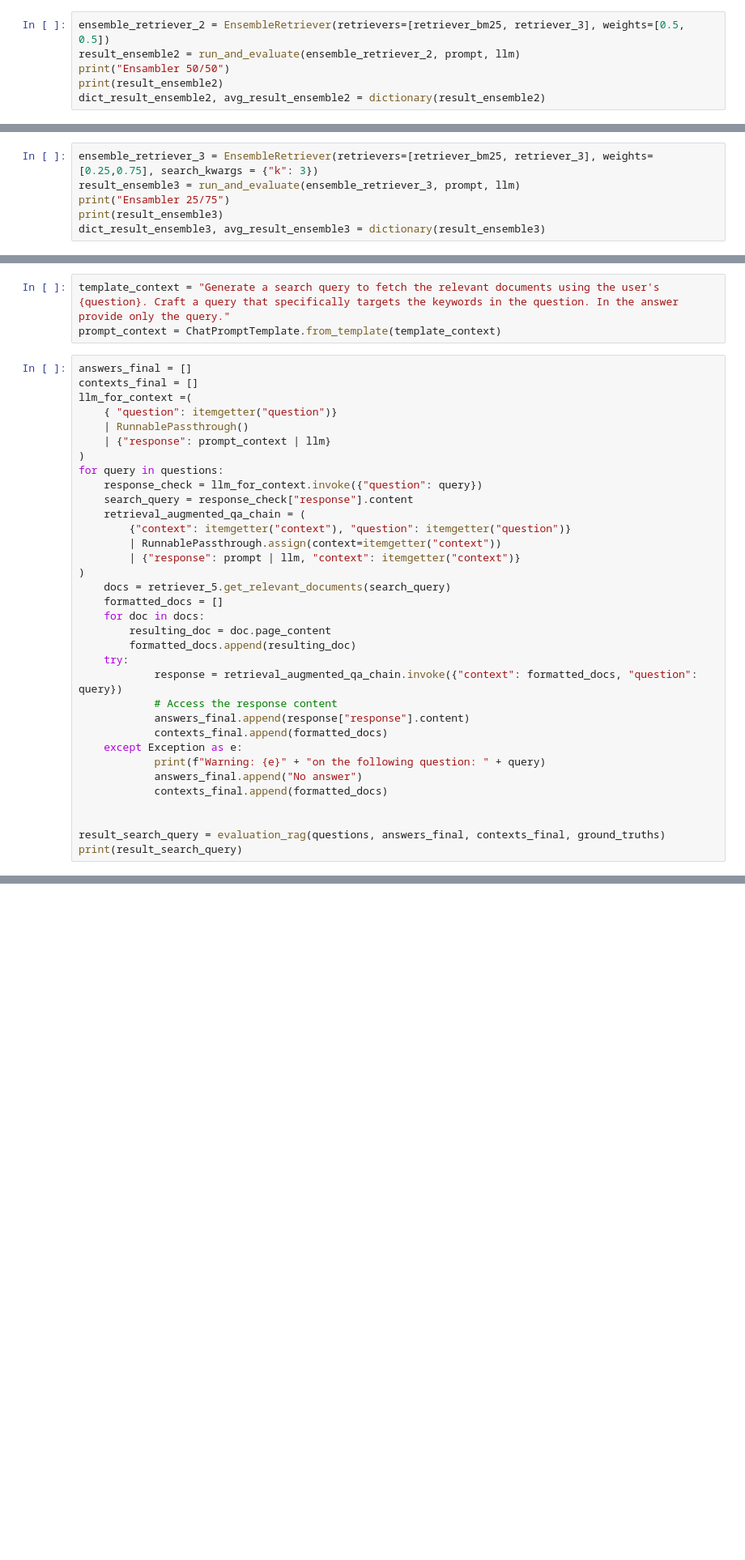
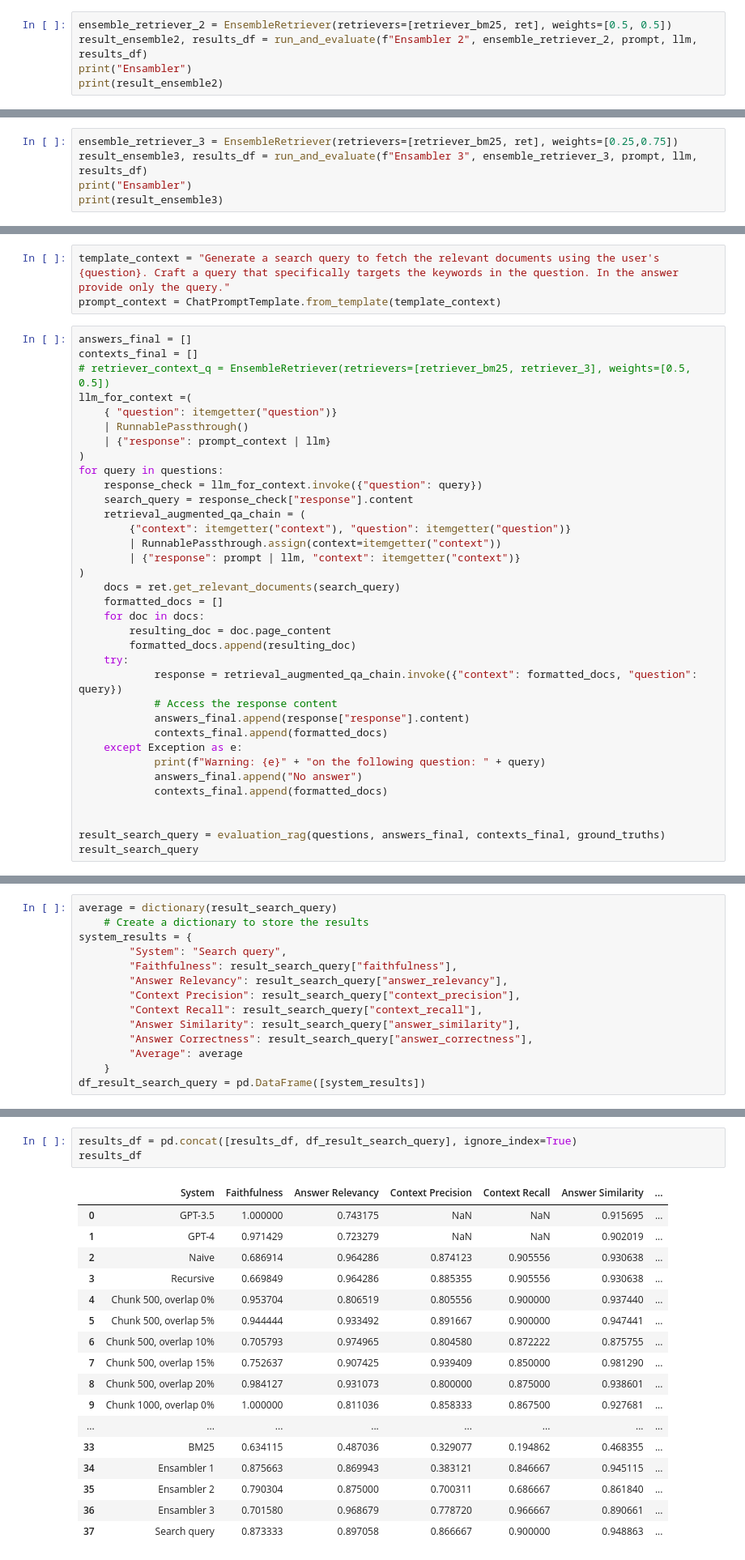
Before and after one commit to misslapina123/thesis-rag, a Jupyter notebook: summarization/papers_summary.ipynb, the cells around one changed output, grey strips where cells are left out. Shown at 81% size. Cells and saved outputs as stored; diff of their text form; blank space fills up the shorter version.

```diff
--- a/summarization/papers_summary.ipynb
+++ b/summarization/papers_summary.ipynb
@@ -698,7 +856,6 @@ The average score is: 0.8134205752119632
 # %%
-ensemble_retriever_2 = EnsembleRetriever(retrievers=[retriever_bm25, retriever_3], weights=[0.5, 0.5])
-result_ensemble2 = run_and_evaluate(ensemble_retriever_2, prompt, llm)
-print("Ensambler 50/50")
+ensemble_retriever_2 = EnsembleRetriever(retrievers=[retriever_bm25, ret], weights=[0.5, 0.5])
+result_ensemble2, results_df = run_and_evaluate(f"Ensambler 2", ensemble_retriever_2, prompt, llm, results_df)
+print("Ensambler")
 print(result_ensemble2)
-dict_result_ensemble2, avg_result_ensemble2 = dictionary(result_ensemble2)
 # %% [output]
@@ -721,7 +871,6 @@ The average score is: 0.8307459953221535
 # %%
-ensemble_retriever_3 = EnsembleRetriever(retrievers=[retriever_bm25, retriever_3], weights=[0.25,0.75], search_kwargs = {"k": 3})
-result_ensemble3 = run_and_evaluate(ensemble_retriever_3, prompt, llm)
-print("Ensambler 25/75")
+ensemble_retriever_3 = EnsembleRetriever(retrievers=[retriever_bm25, ret], weights=[0.25,0.75])
+result_ensemble3, results_df = run_and_evaluate(f"Ensambler 3", ensemble_retriever_3, prompt, llm, results_df)
+print("Ensambler")
 print(result_ensemble3)
-dict_result_ensemble3, avg_result_ensemble3 = dictionary(result_ensemble3)
 # %% [output]
@@ -802,6 +912,7 @@ prompt_context = ChatPromptTemplate.from_template(template_context)
 # %%
 answers_final = []
 contexts_final = []
+# retriever_context_q = EnsembleRetriever(retrievers=[retriever_bm25, retriever_3], weights=[0.5, 0.5])
 llm_for_context =(
     { "question": itemgetter("question")}
     | RunnablePassthrough()
@@ -815,7 +926,7 @@ for query in questions:
         | RunnablePassthrough.assign(context=itemgetter("context"))
         | {"response": prompt | llm, "context": itemgetter("context")}
 )
-    docs = retriever_5.get_relevant_documents(search_query)
+    docs = ret.get_relevant_documents(search_query)
     formatted_docs = []
     for doc in docs:
         resulting_doc = doc.page_content
@@ -832,6 +943,6 @@ for query in questions:
 
 
 result_search_query = evaluation_rag(questions, answers_final, contexts_final, ground_truths)
-print(result_search_query)
+result_search_query
 # %% [output]
 passing column names as 'ground_truths' is deprecated and will be removed in the next version, please use 'ground_truth' instead. Note that `ground_truth` should be of type string and not Sequence[str ...
@@ -842,0 +966,14 @@ The average score is: 0.8796665823560407
+# %%
+average = dictionary(result_search_query)
+    # Create a dictionary to store the results
+system_results = {
+        "System": "Search query",
+        "Faithfulness": result_search_query["faithfulness"],
+        "Answer Relevancy": result_search_query["answer_relevancy"],
+        "Context Precision": result_search_query["context_precision"],
+        "Context Recall": result_search_query["context_recall"],
+        "Answer Similarity": result_search_query["answer_similarity"],
+        "Answer Correctness": result_search_query["answer_correctness"],
+        "Average": average
+    }
+df_result_search_query = pd.DataFrame([system_results])
@@ -843,2 +982,23 @@ The average score is: 0.8796665823560407
+# %%
+results_df = pd.concat([results_df, df_result_search_query], ignore_index=True)
+results_df
+# %% [output]
+|  | System | Faithfulness | Answer Relevancy | Context Precision | Context Recall | Answer Similarity | ... |
+| 0 | GPT-3.5 | 1.000000 | 0.743175 | NaN | NaN | 0.915695 | ... |
+| 1 | GPT-4 | 0.971429 | 0.723279 | NaN | NaN | 0.902019 | ... |
+| 2 | Naive | 0.686914 | 0.964286 | 0.874123 | 0.905556 | 0.930638 | ... |
+| 3 | Recursive | 0.669849 | 0.964286 | 0.885355 | 0.905556 | 0.930638 | ... |
+| 4 | Chunk 500, overlap 0% | 0.953704 | 0.806519 | 0.805556 | 0.900000 | 0.937440 | ... |
+| 5 | Chunk 500, overlap 5% | 0.944444 | 0.933492 | 0.891667 | 0.900000 | 0.947441 | ... |
+| 6 | Chunk 500, overlap 10% | 0.705793 | 0.974965 | 0.804580 | 0.872222 | 0.875755 | ... |
+| 7 | Chunk 500, overlap 15% | 0.752637 | 0.907425 | 0.939409 | 0.850000 | 0.981290 | ... |
+| 8 | Chunk 500, overlap 20% | 0.984127 | 0.931073 | 0.800000 | 0.875000 | 0.938601 | ... |
+| 9 | Chunk 1000, overlap 0% | 1.000000 | 0.811036 | 0.858333 | 0.867500 | 0.927681 | ... |
+| ... | ... | ... | ... | ... | ... | ... | ... |
+| 33 | BM25 | 0.634115 | 0.487036 | 0.329077 | 0.194862 | 0.468355 | ... |
+| 34 | Ensambler 1 | 0.875663 | 0.869943 | 0.383121 | 0.846667 | 0.945115 | ... |
+| 35 | Ensambler 2 | 0.790304 | 0.875000 | 0.700311 | 0.686667 | 0.861840 | ... |
+| 36 | Ensambler 3 | 0.701580 | 0.968679 | 0.778720 | 0.966667 | 0.890661 | ... |
+| 37 | Search query | 0.873333 | 0.897058 | 0.866667 | 0.900000 | 0.948863 | ... |
 # %% [markdown]
 ### change model to GPT-4
```
Also changed, not shown: parts of 96 cells of this notebook, 1 other file.
